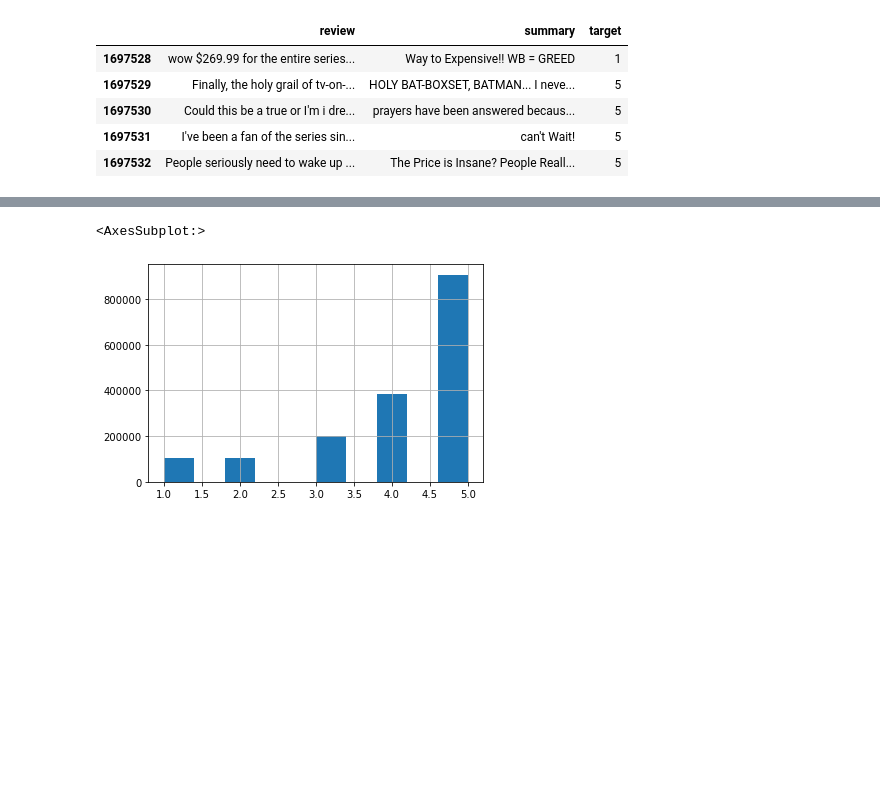
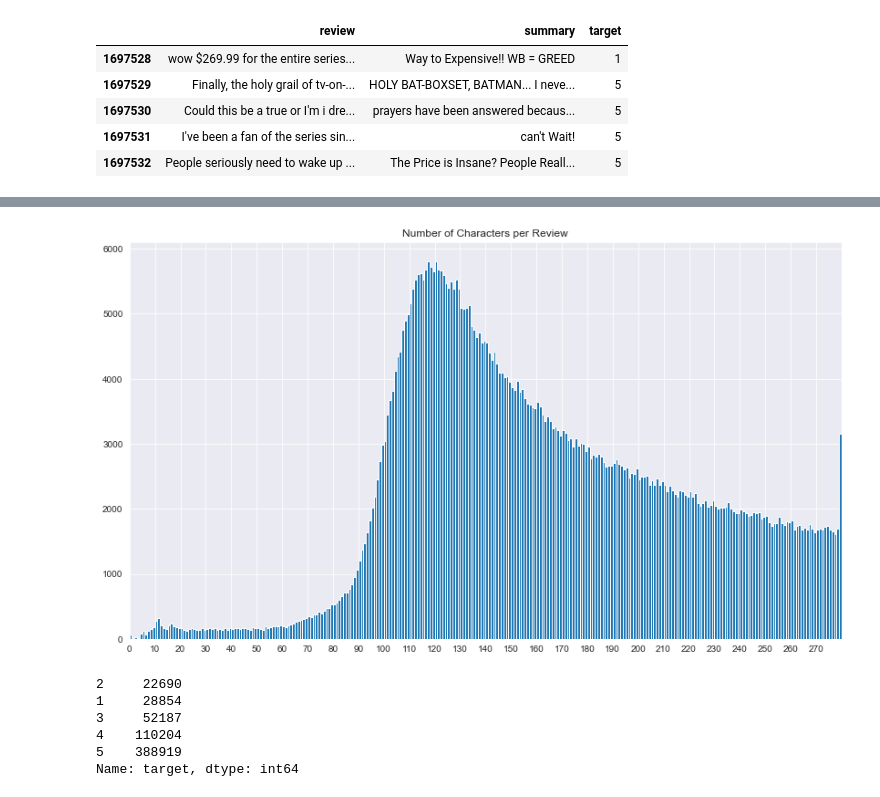
Before and after one commit to georgi3/Correlating-Twitter-Sentiment-to-Market-Behaviour, a Jupyter notebook: src/amzn_dataset_selection.ipynb, the cells around one changed output, grey strips where cells are left out. Cells and saved outputs as stored; diff of their text form; code cells hidden in the pictures; blank space fills up the shorter version.

```diff
--- a/src/amzn_dataset_selection.ipynb
+++ b/src/amzn_dataset_selection.ipynb
@@ -54,6 +65,23 @@ df.tail()
+# %%
+# choosing reviews with equal or less than 280 characters per review because it's the cap on Twitter
+df = df[(df['review'].str.len() <= 280)]
+# %%
+# checking the number of characters per review after filtering through dataframe
+fig = plt.figure(2, figsize=(14, 8))
+df['review'].str.len().hist(bins=280)
+plt.xlim(0, 280)
+plt.title('Number of Characters per Review')
+plt.xticks(list(range(0, 280, 10)))
+plt.show()
+# %% [output]
+[figure, added]
 # %%
-# checking distribution of the target variable
-df.target.hist()
+# checking the class balance
+df['target'].value_counts().sort_values()
 # %% [output]
-<AxesSubplot:>
+2     22690
+1     28854
+3     52187
+4    110204
+5    388919
+Name: target, dtype: int64
-[figure, removed]
```
Also changed, not shown: parts of 7 cells of this notebook.
